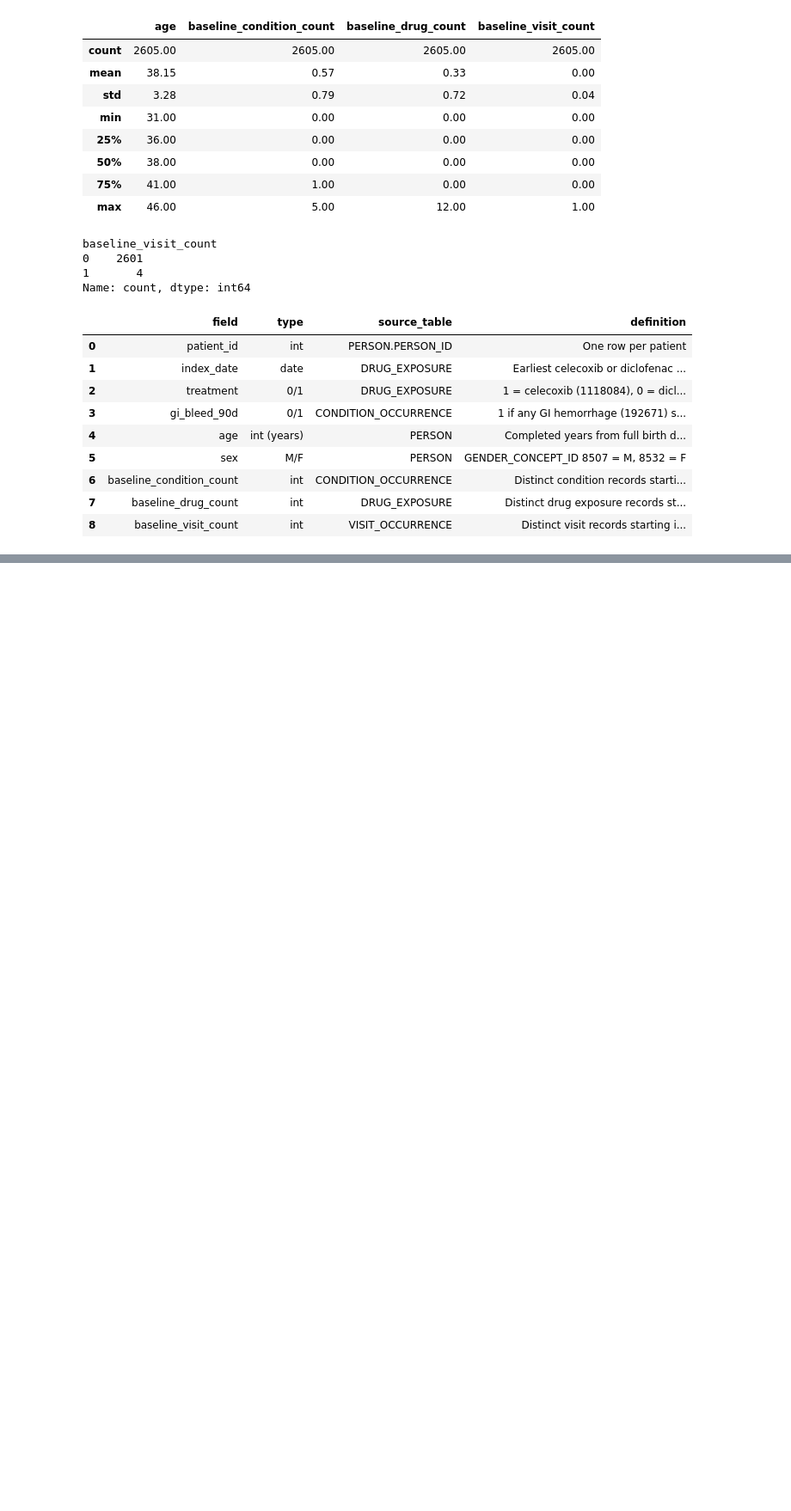
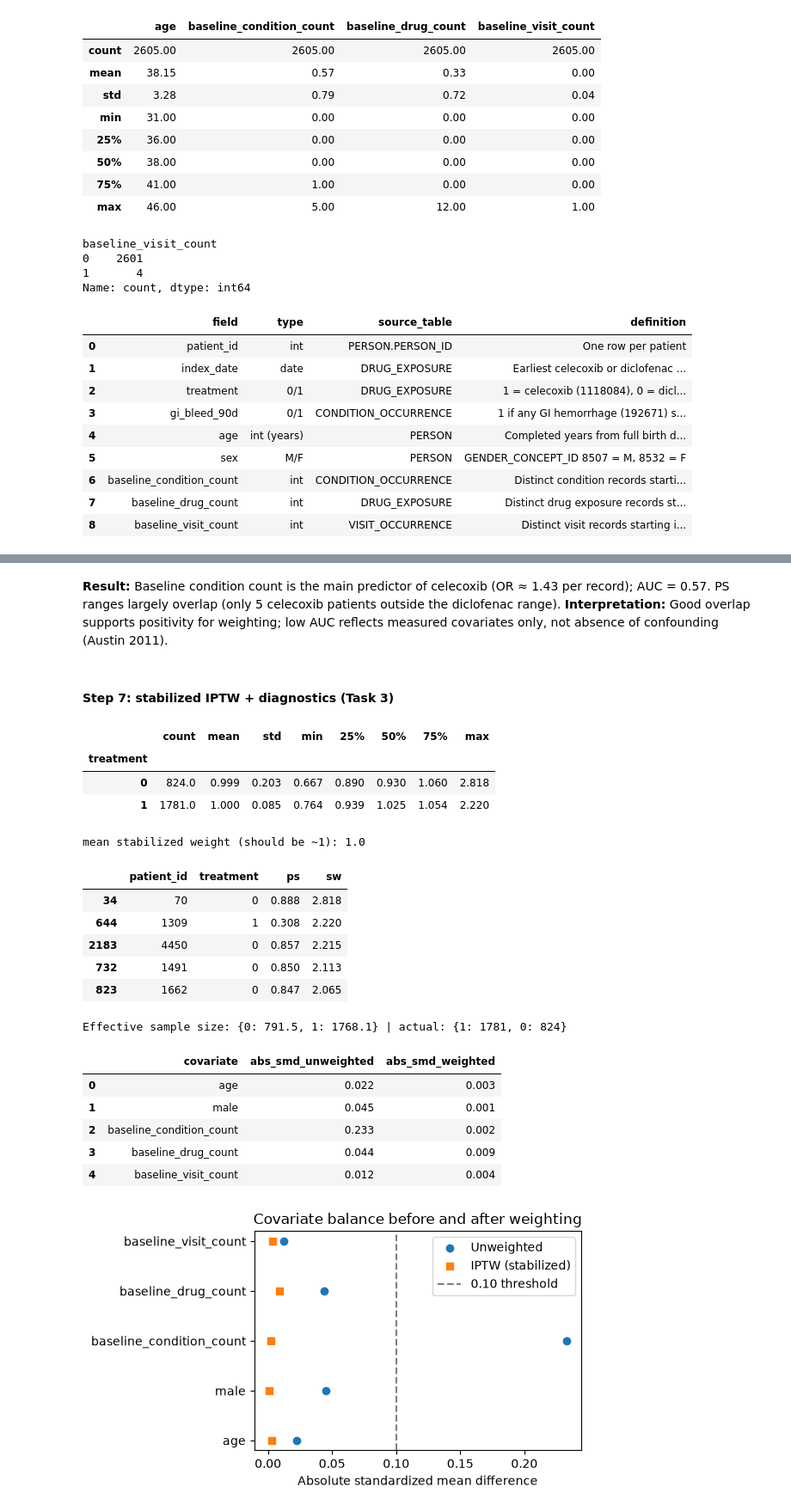
Before and after one commit to mehal-gosalia/gibleed-causal-inference, a Jupyter notebook: gibleed_analysis.ipynb, the cells around one changed output, grey strips where cells are left out. Shown at 86% size. Drawn from its saved outputs; the diff is of its cells as text; code cells hidden in the pictures; blank space fills up the shorter version.

```diff
--- a/gibleed_analysis.ipynb
+++ b/gibleed_analysis.ipynb
@@ -442,0 +537,56 @@ Name: count, dtype: int64
+# %% [markdown]
+**Result:** Baseline condition count is the main predictor of celecoxib (OR ≈ 1.43 per record); AUC = 0.57. PS ranges largely overlap (only 5 celecoxib patients outside the diclofenac range).
+**Interpretation:** Good overlap supports positivity for weighting; low AUC reflects measured covariates only, not absence of confounding (Austin 2011).
+# %% [markdown]
+#### Step 7: stabilized IPTW + diagnostics (Task 3)
+# %%
+# Step 7: stabilized IPTW — celecoxib: P(T=1)/PS ; diclofenac: P(T=0)/(1−PS)
+p_treat = ads["treatment"].mean()
+ads["sw"] = np.where(ads["treatment"] == 1, p_treat / ads["ps"], (1 - p_treat) / (1 - ads["ps"]))
+
+# weight diagnostics: distribution, extremes, effective sample size (ESS)
+display(ads.groupby("treatment")["sw"].describe().round(3))
+print("mean stabilized weight (should be ~1):", round(ads["sw"].mean(), 3))
+display(ads.nlargest(5, "sw")[["patient_id", "treatment", "ps", "sw"]].round(3))
+
+ess = ads.groupby("treatment")["sw"].apply(lambda w: w.sum() ** 2 / (w ** 2).sum())
+print("Effective sample size:", ess.round(1).to_dict(), "| actual:", ads["treatment"].value_counts().to_dict())
+
+# balance after weighting: reuse smd() from Step 5 with weights
+balance = pd.DataFrame({
+    "covariate": covariates,
+    "abs_smd_unweighted": [abs(smd(ads[c], ads["treatment"])) for c in covariates],
+    "abs_smd_weighted": [abs(smd(ads[c], ads["treatment"], ads["sw"])) for c in covariates],
+})
+display(balance.round(3))
+
+# Love plot
+fig, ax = plt.subplots(figsize=(6, 3.5))
+ax.scatter(balance["abs_smd_unweighted"], balance["covariate"], label="Unweighted", marker="o")
+ax.scatter(balance["abs_smd_weighted"], balance["covariate"], label="IPTW (stabilized)", marker="s")
+ax.axvline(0.10, linestyle="--", color="grey", label="0.10 threshold")
+ax.set_xlabel("Absolute standardized mean difference")
+ax.set_title("Covariate balance before and after weighting")
+ax.legend()
+plt.tight_layout()
+plt.show()
+# %% [output]
+|  | count | mean | std | min | 25% | 50% | 75% | max |
+| treatment |  |  |  |  |  |  |  |  |
+| 0 | 824.0 | 0.999 | 0.203 | 0.667 | 0.890 | 0.930 | 1.060 | 2.818 |
+| 1 | 1781.0 | 1.000 | 0.085 | 0.764 | 0.939 | 1.025 | 1.054 | 2.220 |
+mean stabilized weight (should be ~1): 1.0
+|  | patient_id | treatment | ps | sw |
+| 34 | 70 | 0 | 0.888 | 2.818 |
+| 644 | 1309 | 1 | 0.308 | 2.220 |
+| 2183 | 4450 | 0 | 0.857 | 2.215 |
+| 732 | 1491 | 0 | 0.850 | 2.113 |
+| 823 | 1662 | 0 | 0.847 | 2.065 |
+Effective sample size: {0: 791.5, 1: 1768.1} | actual: {1: 1781, 0: 824}
+|  | covariate | abs_smd_unweighted | abs_smd_weighted |
+| 0 | age | 0.022 | 0.003 |
+| 1 | male | 0.045 | 0.001 |
+| 2 | baseline_condition_count | 0.233 | 0.002 |
+| 3 | baseline_drug_count | 0.044 | 0.009 |
+| 4 | baseline_visit_count | 0.012 | 0.004 |
+[figure, added]
```
Also changed, not shown: parts of 17 cells of this notebook, 1 other file.
